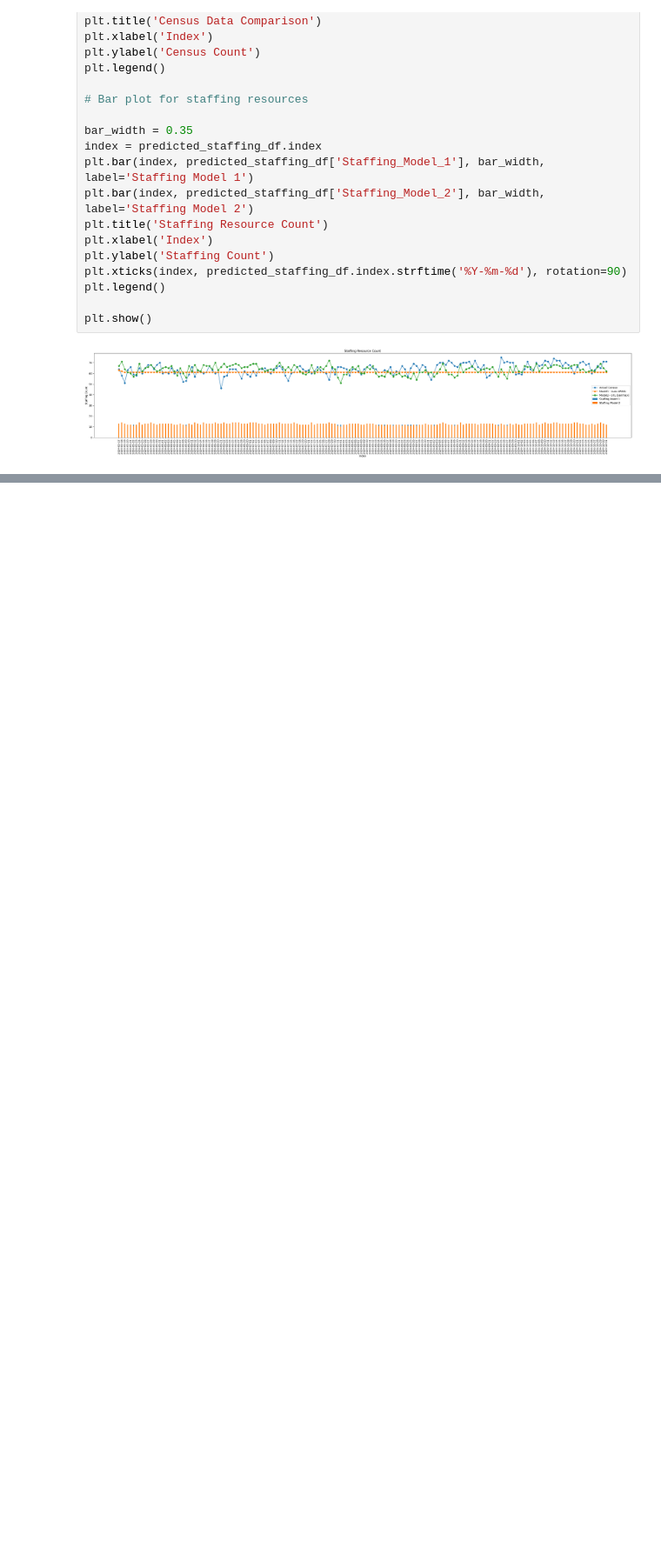
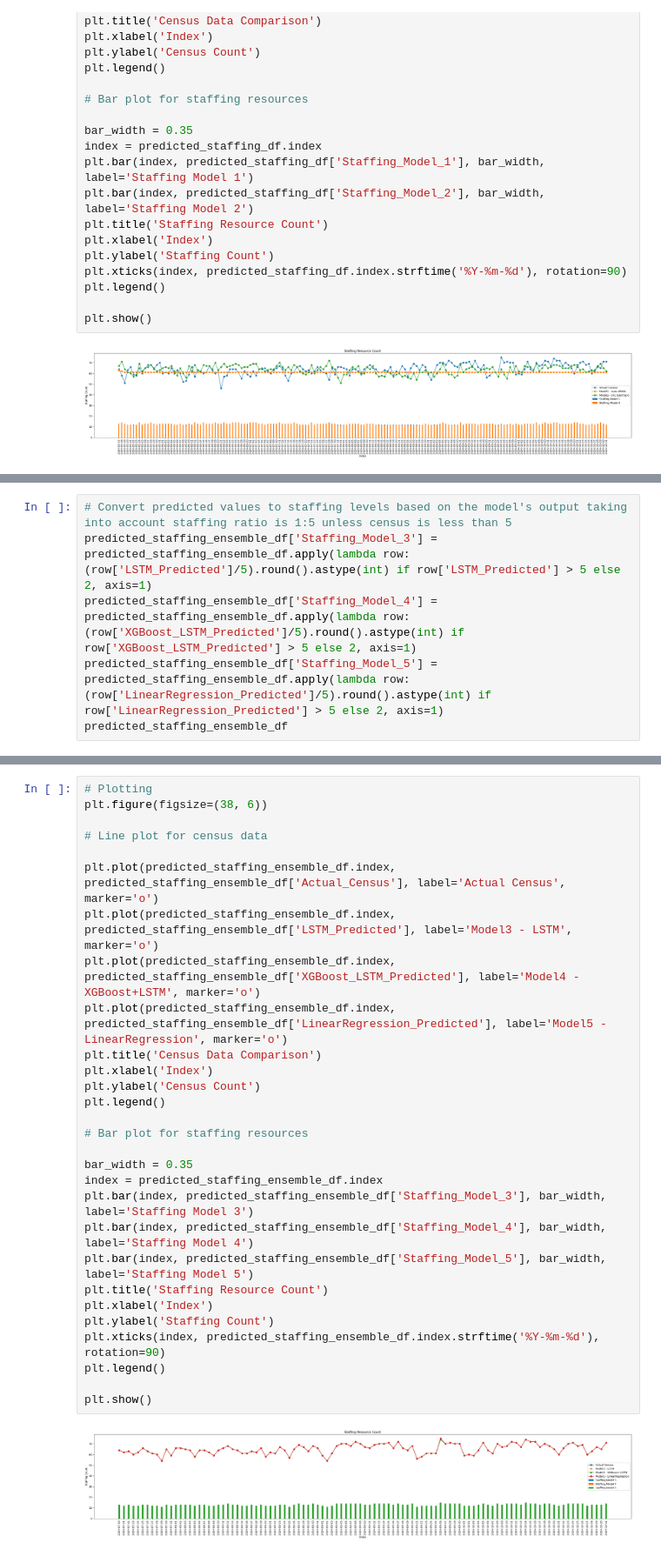
Before and after one commit to githubgscoder/UCBerkeley_MLAI_Capstone, a Jupyter notebook: Capstone_GS.ipynb, the cells around one changed output, grey strips where cells are left out. Shown at 87% size. Drawn from its saved outputs; the diff is of its cells as text; blank space fills up the shorter version.

```diff
--- a/Capstone_GS.ipynb
+++ b/Capstone_GS.ipynb
@@ -795,0 +1002,6 @@ print (y_pred)
+# %%
+# Convert predicted values to staffing levels based on the model's output taking into account staffing ratio is 1:5 unless census is less than 5
+predicted_staffing_ensemble_df['Staffing_Model_3'] = predicted_staffing_ensemble_df.apply(lambda row: (row['LSTM_Predicted']/5).round().astype(int) if row['LSTM_Predicted'] > 5 else 2, axis=1)
+predicted_staffing_ensemble_df['Staffing_Model_4'] = predicted_staffing_ensemble_df.apply(lambda row: (row['XGBoost_LSTM_Predicted']/5).round().astype(int) if row['XGBoost_LSTM_Predicted'] > 5 else 2, axis=1)
+predicted_staffing_ensemble_df['Staffing_Model_5'] = predicted_staffing_ensemble_df.apply(lambda row: (row['LinearRegression_Predicted']/5).round().astype(int) if row['LinearRegression_Predicted'] > 5 else 2, axis=1)
+predicted_staffing_ensemble_df
@@ -795,0 +1023,31 @@ print (y_pred)
+# %%
+# Plotting
+plt.figure(figsize=(38, 6))
+
+# Line plot for census data
+
+plt.plot(predicted_staffing_ensemble_df.index, predicted_staffing_ensemble_df['Actual_Census'], label='Actual Census', marker='o')
+plt.plot(predicted_staffing_ensemble_df.index, predicted_staffing_ensemble_df['LSTM_Predicted'], label='Model3 - LSTM', marker='o')
+plt.plot(predicted_staffing_ensemble_df.index, predicted_staffing_ensemble_df['XGBoost_LSTM_Predicted'], label='Model4 - XGBoost+LSTM', marker='o')
+plt.plot(predicted_staffing_ensemble_df.index, predicted_staffing_ensemble_df['LinearRegression_Predicted'], label='Model5 - LinearRegression', marker='o')
+plt.title('Census Data Comparison')
+plt.xlabel('Index')
+plt.ylabel('Census Count')
+plt.legend()
+
+# Bar plot for staffing resources
+
+bar_width = 0.35
+index = predicted_staffing_ensemble_df.index
+plt.bar(index, predicted_staffing_ensemble_df['Staffing_Model_3'], bar_width, label='Staffing Model 3')
+plt.bar(index, predicted_staffing_ensemble_df['Staffing_Model_4'], bar_width, label='Staffing Model 4')
+plt.bar(index, predicted_staffing_ensemble_df['Staffing_Model_5'], bar_width, label='Staffing Model 5')
+plt.title('Staffing Resource Count')
+plt.xlabel('Index')
+plt.ylabel('Staffing Count')
+plt.xticks(index, predicted_staffing_ensemble_df.index.strftime('%Y-%m-%d'), rotation=90)
+plt.legend()
+
+plt.show()
+# %% [output]
+[figure, added]
```
Also changed, not shown: parts of 30 cells of this notebook.
